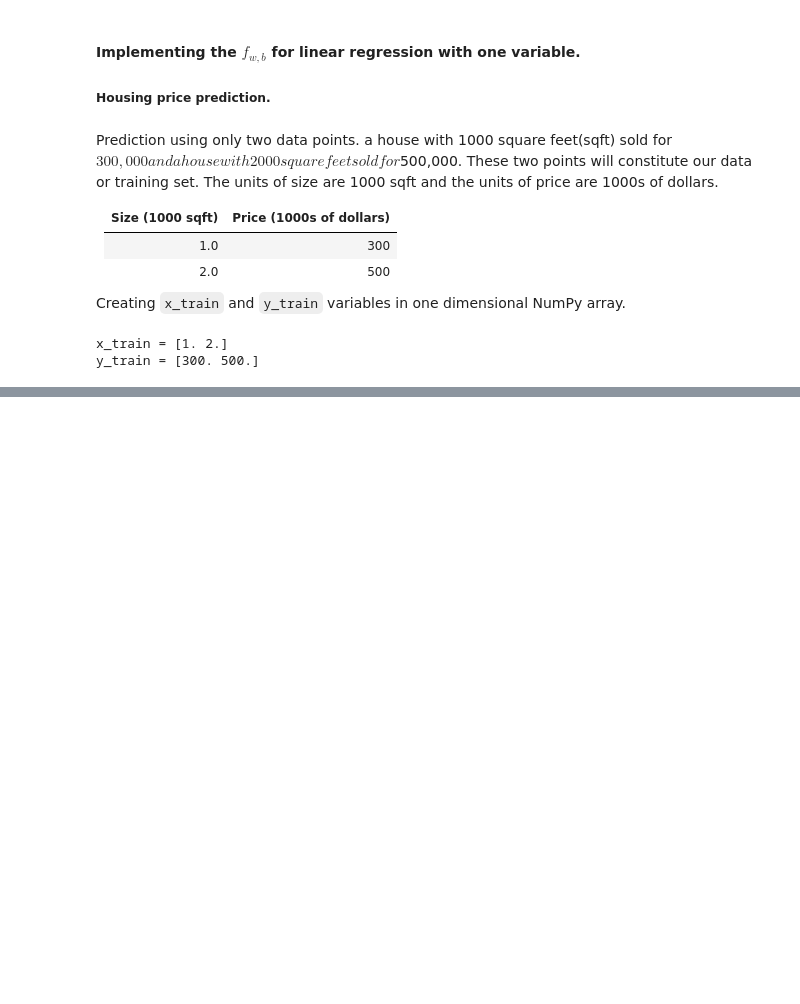
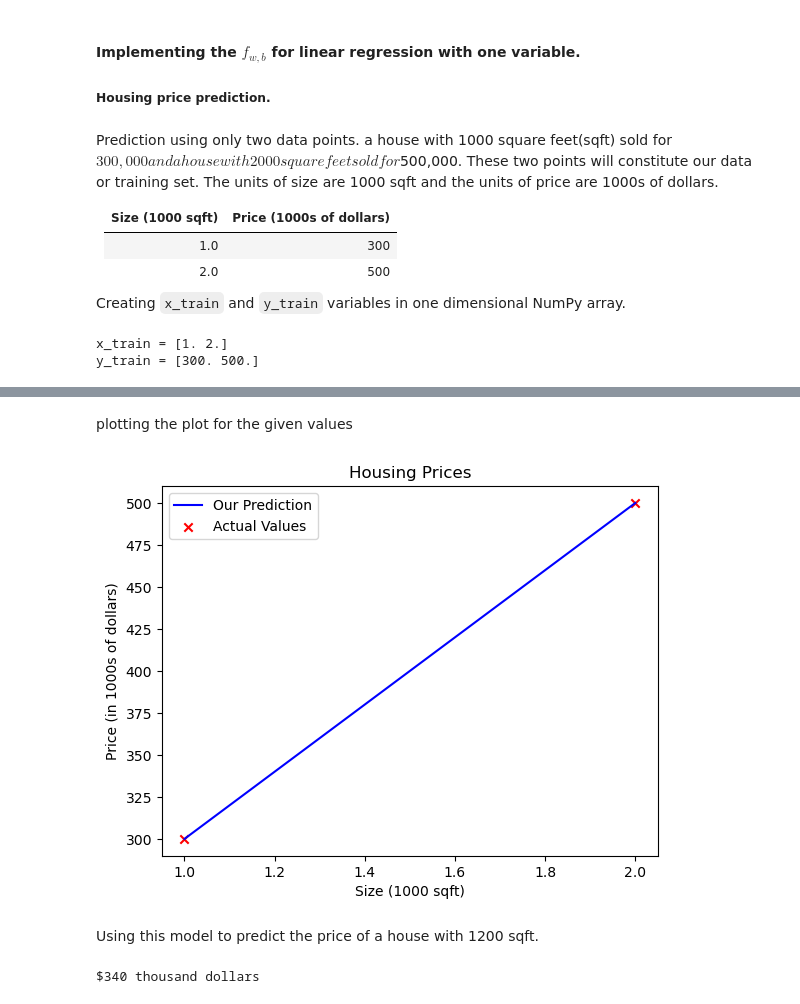
Before and after one commit to PankajaBalasooriya/SML-Regression-Classification, a Jupyter notebook: ModelRepresentation.ipynb, the cells around one changed output, grey strips where cells are left out. Drawn from its saved outputs; the diff is of its cells as text; code cells hidden in the pictures; blank space fills up the shorter version.

Commit message:
building liner regression model 1st

```diff
--- a/ModelRepresentation.ipynb
+++ b/ModelRepresentation.ipynb
@@ -28,0 +68,5 @@ y_train = [300. 500.]
+# %%
+w = 200
+b = 100
+print(f"w: {w}")
+print(f"b: {b}")
@@ -28,0 +82,49 @@ y_train = [300. 500.]
+# %%
+def compute_model_output(x, w, b):
+    """
+    Computes the prediction of a linear model
+    Args:
+        x(ndarray (m,)): Data, m examples
+        w, b (scaler)  : Model Parameters
+    Return:
+    f_wb (ndarray (m,)): model Predication
+    """
+    m = x.shape[0]
+    f_wb = np.zeros(m)
+    for i in range(m):
+        f_wb[i] = w * x[i] + b
+
+    return f_wb
+# %% [markdown]
+plotting the plot for the given values
+# %%
+tmp_f_wb = compute_model_output(x_train, w, b)
+
+# plotting the model prediction
+plt.plot(x_train, tmp_f_wb, c='b', label='Our Prediction')
+
+# plotting the data points
+plt.scatter(x_train, y_train, marker='x', c='r', label='Actual Values')
+
+# Set the title
+plt.title("Housing Prices")
+# Set the y-axis label
+plt.ylabel('Price (in 1000s of dollars)')
+# Set the x-axis label
+plt.xlabel('Size (1000 sqft)')
+plt.legend()
+plt.show()
+# %% [output]
+[figure, added]
+# %% [markdown]
+Using this model to predict the price of a house with 1200 sqft.
+# %%
+w = 200
+b = 100
+
+x_i = 1.2
+cost_1200sqft = w * x_i + b
+
+print(f"${cost_1200sqft:.0f} thousand dollars")
+# %% [output]
+$340 thousand dollars
```
Also changed, not shown: parts of 9 cells of this notebook.
